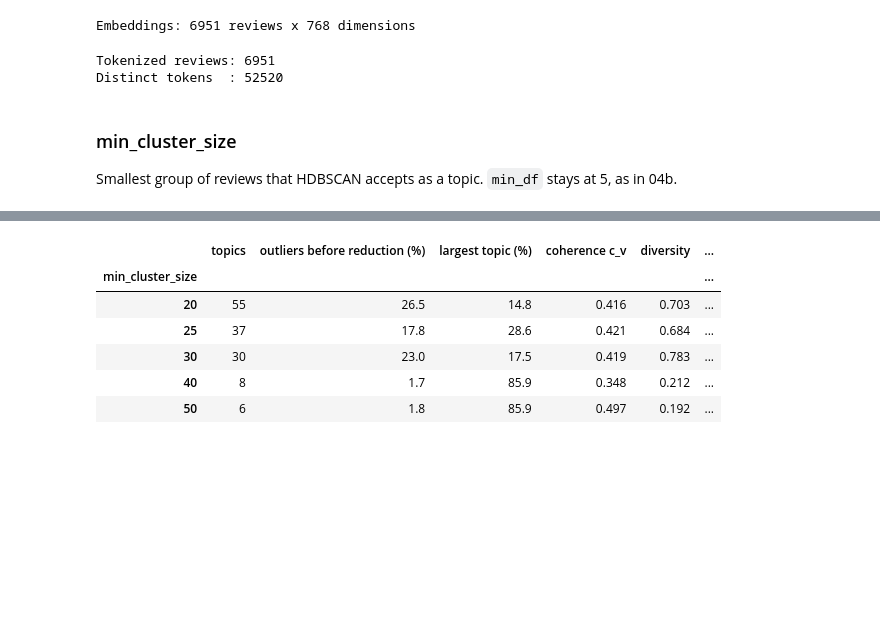
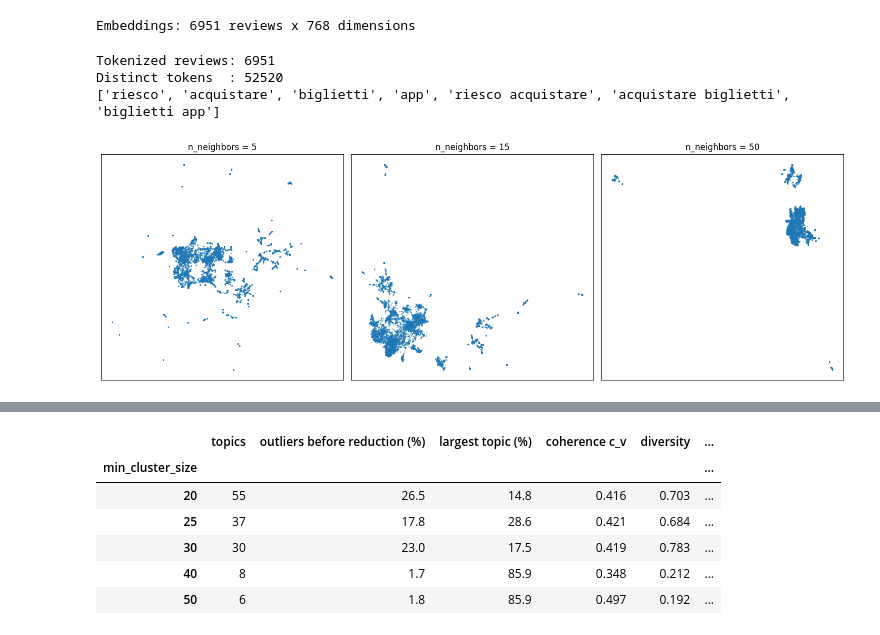
Before and after one commit to paolotroia-datavizlab/trenord-reviews-bertopic, a Jupyter notebook: notebooks/04a_model_selection.ipynb, the cells around one changed output, grey strips where cells are left out. Drawn from its saved outputs; the diff is of its cells as text; code cells hidden in the pictures; blank space fills up the shorter version.

```diff
--- a/notebooks/04a_model_selection.ipynb
+++ b/notebooks/04a_model_selection.ipynb
@@ -55,20 +60,28 @@ Embeddings: 6951 reviews x 768 dimensions
 # %%
 # --- TOKENIZED CORPUS FOR COHERENCE ---
 # Coherence checks how often the top words of a topic appear together in the reviews.
-# The reviews are split with the same analyzer that produces the topic keywords
-# (Italian stopwords removed, single words and bigrams), so that a bigram keyword
-# like "acquistare biglietti" can be found in the corpus.
+
+# CountVectorizer is a tool that converts a collection of text documents into a matrix of token counts.
+# Remove stopwords and consider unigrams and bigrams.
 coherence_vectorizer = CountVectorizer(stop_words=list(italian_stopwords), ngram_range=(1, 2))
+# The analyzer is a function that splits the text into tokens (words or bigrams) based on the settings of the CountVectorizer.
 analyzer = coherence_vectorizer.build_analyzer()
 
 tokenized_texts = []
 for text in texts:
     tokenized_texts.append(analyzer(text))
 
+# Dictionary is a Gensim class that maps each unique token to a unique integer ID.
+# It will be used to calculate the coherence of the topics generated by BERTopic.
 dictionary = Dictionary(tokenized_texts)
 
 print(f"Tokenized reviews: {len(tokenized_texts)}")
 print(f"Distinct tokens  : {len(dictionary)}")
+
+# How the analyzer splits a text: a made-up sentence, not a real review
+example_text = "non riesco ad acquistare i biglietti dalla app"
+print(analyzer(example_text))
 # %% [output]
 Tokenized reviews: 6951
 Distinct tokens  : 52520
+['riesco', 'acquistare', 'biglietti', 'app', 'riesco acquistare', 'acquistare biglietti', 'biglietti app']
@@ -175,4 +87,0 @@ def compute_metrics(topic_model, topics_before, topics_after):
-# %% [markdown]
-### min_cluster_size
-
-Smallest group of reviews that HDBSCAN accepts as a topic. `min_df` stays at 5, as in 04b.
@@ -178,0 +129,22 @@ Smallest group of reviews that HDBSCAN accepts as a topic. `min_df` stays at 5,
+# %%
+# --- Visualize the effect of n_neighbors on UMAP embeddings ---
+# UMAP down to 2 dimensions only to draw the reviews on a plane.
+# Each dot is a review. Same embeddings, three values of n_neighbors.
+neighbor_values = [5, 15, 50]
+
+fig, axes = plt.subplots(1, 3, figsize=(15, 5))
+
+for i in range(len(neighbor_values)):
+    n = neighbor_values[i]
+    reducer = UMAP(n_neighbors=n, n_components=2, min_dist=0.0, metric="cosine", random_state=42)
+    points = reducer.fit_transform(embeddings)
+
+    axes[i].scatter(points[:, 0], points[:, 1], s=1, alpha=0.5)
+    axes[i].set_title(f"n_neighbors = {n}")
+    axes[i].set_xticks([])
+    axes[i].set_yticks([])
+
+plt.tight_layout()
+plt.show()
+# %% [output]
+[figure, added]
```
Also changed, not shown: parts of 21 cells of this notebook, 2 other files.
